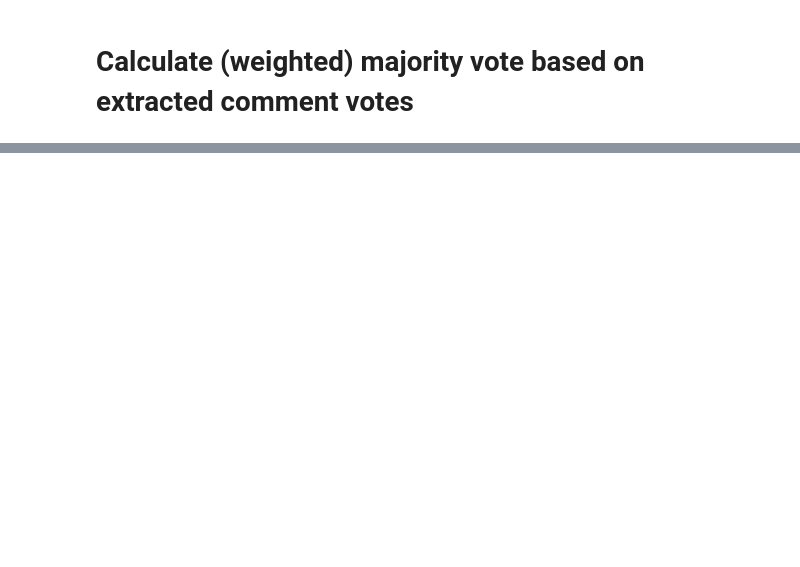
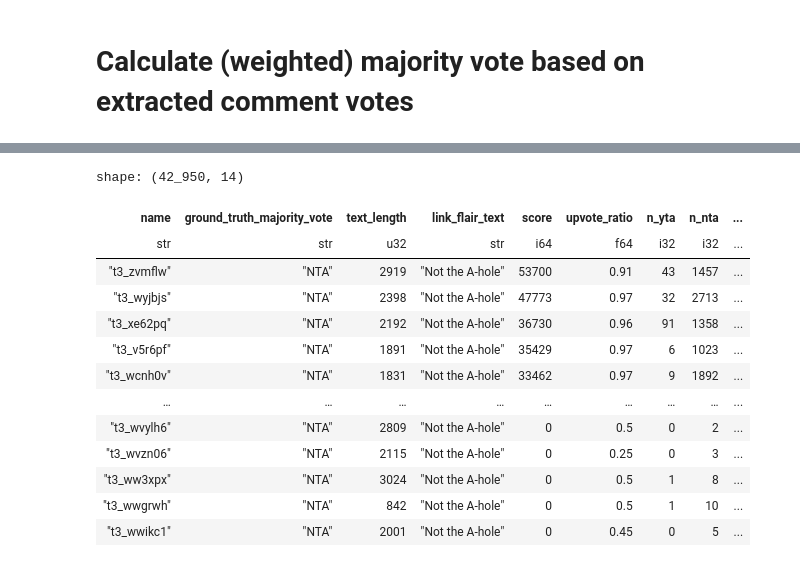
Before and after one commit to RvdKar/NLP_project, a Jupyter notebook: notebooks/research_question_1.ipynb, the cells around one changed output, grey strips where cells are left out. Drawn from its saved outputs; the diff is of its cells as text; code cells hidden in the pictures; blank space fills up the shorter version.

```diff
--- a/notebooks/research_question_1.ipynb
+++ b/notebooks/research_question_1.ipynb
@@ -114,6 +112,6 @@ if SHOULD_PRINT_INFO:
 # %%
-sorted_submissions_lf = filtered_submissions_lf.sort(pl.col('num_comments'), descending=True)
-selected_submissions_lf = filtered_submissions_lf if N_BIGGEST_SUBMISSIONS is None else sorted_submissions_lf.limit(N_BIGGEST_SUBMISSIONS)
+selected_submissions_lf = filtered_submissions_lf.sort(pl.col('num_comments'), descending=True) if SHOULD_SORT_SUBMISSIONS else filtered_submissions_lf
+selected_submissions_lf = filtered_submissions_lf if N_SUBMISSIONS is None else selected_submissions_lf.limit(N_SUBMISSIONS)
 # %%
 if SHOULD_PRINT_HEAD:
     _ = display(selected_submissions_lf.collect(engine='streaming').head(N_HEAD))
@@ -147,9 +161,6 @@ matched_comments_lf = filtered_comments_lf.join(
 )
 # %% [markdown]
 # Calculate submission features
-# %%
-# TODO: debug
-matched_comments_lf = matched_comments_lf.cache()
 # %%
 submission_features_lf = (
     selected_submissions_lf
@@ -228,10 +269,11 @@ per_submission_extracted_majority_votes_lf = (
     comment_votes_lf
     .group_by('link_id')
     .agg(
-        n_yta=(pl.col('extracted_vote') == 'YTA').sum(),
-        n_nta=(pl.col('extracted_vote') == 'NTA').sum(),
-        weighted_yta=pl.when(pl.col('extracted_vote') == 'YTA').then(pl.col('score')).otherwise(0).sum(),
-        weighted_nta=pl.when(pl.col('extracted_vote') == 'NTA').then(pl.col('score')).otherwise(0).sum(),
+        # Just use signed ints instead of unsigned for simplicity so that when you subtract these values, you can have negative values
+        n_yta=(pl.col('extracted_vote') == 'YTA').cast(pl.Int32).sum(),
+        n_nta=(pl.col('extracted_vote') == 'NTA').cast(pl.Int32).sum(),
+        weighted_yta=pl.when(pl.col('extracted_vote') == 'YTA').then(pl.col('score')).otherwise(0).cast(pl.Int64, strict=False).sum(),
+        weighted_nta=pl.when(pl.col('extracted_vote') == 'NTA').then(pl.col('score')).otherwise(0).cast(pl.Int64, strict=False).sum(),
     )
     .with_columns(
         delta=pl.col('n_yta') - pl.col('n_nta'),
@@ -267,6 +309,8 @@ per_submission_extracted_majority_votes_lf = (
         'extracted_weighted_majority_vote',
         'polarity',
     )
+    .drop_nulls()
+    .drop_nans()
 )
 
 if SHOULD_PRINT_HEAD:
@@ -274,39 +332,53 @@ if SHOULD_PRINT_HEAD:
 # %%
 S = pl.col('score')
 R = pl.col('upvote_ratio')
-denominator = 2 * R - 1
-n_downvotes = S * (1 - R) / denominator
+denominator = pl.when((2 * R - 1).abs() > 0).then(2 * R - 1).otherwise(None)
 
 joined_lf = (
     submission_features_lf
     .join(
         per_submission_extracted_majority_votes_lf,
         left_on='name',
         right_on='link_id',
         how='inner',
     )
     .with_columns(
         n_downvotes=(
-            pl.when(denominator != 0)
-            .then(n_downvotes.round(0).cast(pl.UInt32))
-            .otherwise(None)
+            (S * (1 - R) / denominator)
+            .round(0)
+            .cast(pl.Int64, strict=False)
         ),
     )
     .with_columns(
         n_upvotes=(
-            pl.when(denominator != 0)
-            .then((S + n_downvotes).round(0).cast(pl.UInt32))
+            pl.when(pl.col('n_downvotes').is_not_null())
+            .then(S + pl.col('n_downvotes'))
             .otherwise(None)
+            .round(0)
+            .cast(pl.Int64, strict=False)
         ),
     )
 )
 
 SUBMISSION_PATTERN_DATA_PARQUET = settings.DATA_DIR / 'submission_pattern_data.parquet'
 if not SUBMISSION_PATTERN_DATA_PARQUET.exists():
     joined_lf.sink_parquet(SUBMISSION_PATTERN_DATA_PARQUET, engine='streaming')
 joined_lf = pl.scan_parquet(SUBMISSION_PATTERN_DATA_PARQUET)
 
-_ = display(joined_lf.collect(engine='streaming'))
-
-# if SHOULD_PRINT_HEAD:
-#     _ = display(joined_lf.collect(engine='streaming').head(N_HEAD))
+submission_patterns_df = joined_lf.collect(engine='streaming')
+_ = display(submission_patterns_df.sort('score', descending=True))
+# %% [output]
+shape: (42_950, 14)
+| name | ground_truth_majority_vote | text_length | link_flair_text | score | upvote_ratio | n_yta | n_nta | ... |
+| str | str | u32 | str | i64 | f64 | i32 | i32 | ... |
+| "t3_zvmflw" | "NTA" | 2919 | "Not the A-hole" | 53700 | 0.91 | 43 | 1457 | ... |
+| "t3_wyjbjs" | "NTA" | 2398 | "Not the A-hole" | 47773 | 0.97 | 32 | 2713 | ... |
+| "t3_xe62pq" | "NTA" | 2192 | "Not the A-hole" | 36730 | 0.96 | 91 | 1358 | ... |
+| "t3_v5r6pf" | "NTA" | 1891 | "Not the A-hole" | 35429 | 0.97 | 6 | 1023 | ... |
+| "t3_wcnh0v" | "NTA" | 1831 | "Not the A-hole" | 33462 | 0.97 | 9 | 1892 | ... |
+| … | … | … | … | … | … | … | … | ... |
+| "t3_wvylh6" | "NTA" | 2809 | "Not the A-hole" | 0 | 0.5 | 0 | 2 | ... |
+| "t3_wvzn06" | "NTA" | 2115 | "Not the A-hole" | 0 | 0.25 | 0 | 3 | ... |
+| "t3_ww3xpx" | "NTA" | 3024 | "Not the A-hole" | 0 | 0.5 | 1 | 8 | ... |
+| "t3_wwgrwh" | "NTA" | 842 | "Not the A-hole" | 0 | 0.5 | 1 | 10 | ... |
+| "t3_wwikc1" | "NTA" | 2001 | "Not the A-hole" | 0 | 0.45 | 0 | 5 | ... |
```
Also changed, not shown: parts of 9 cells of this notebook.
